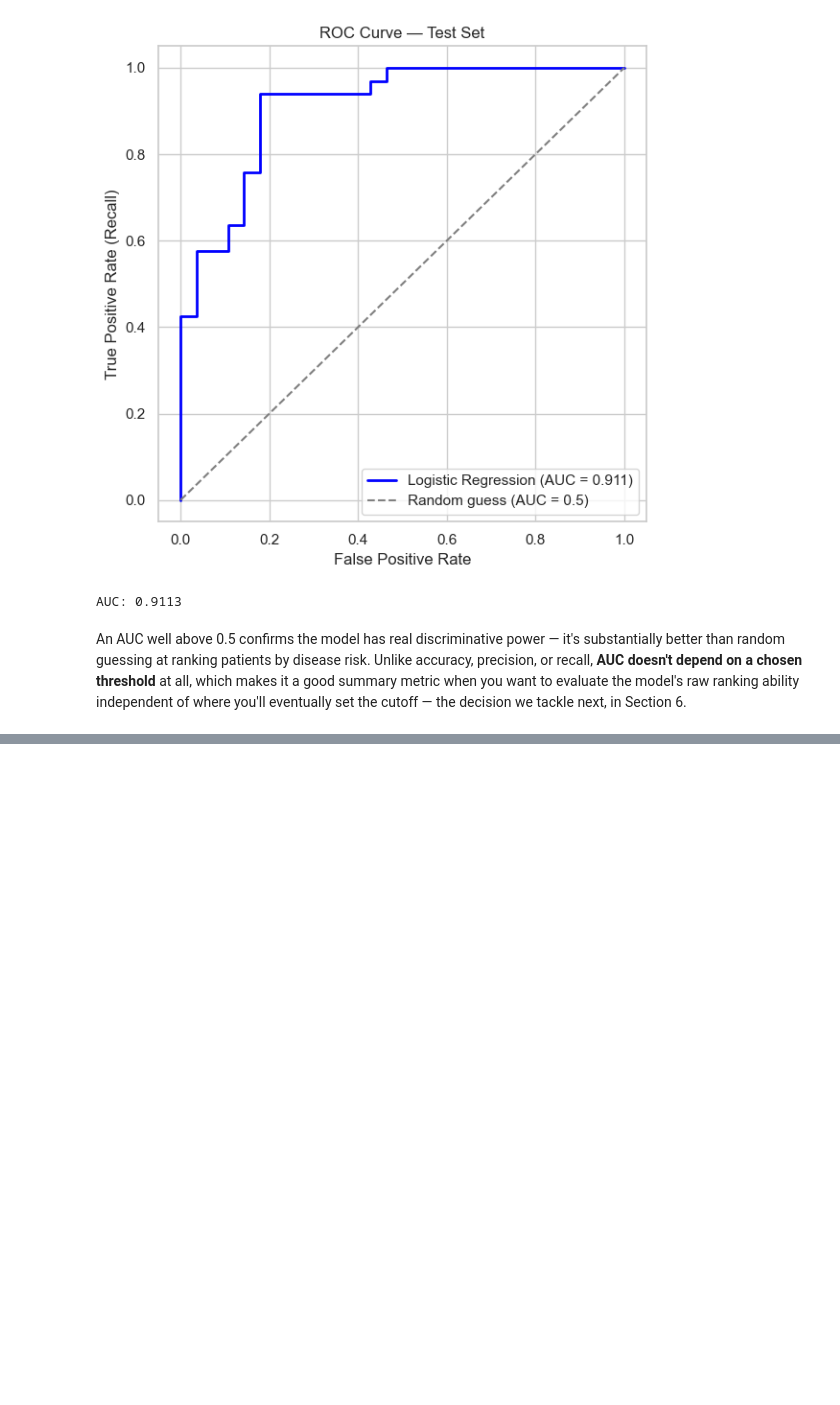
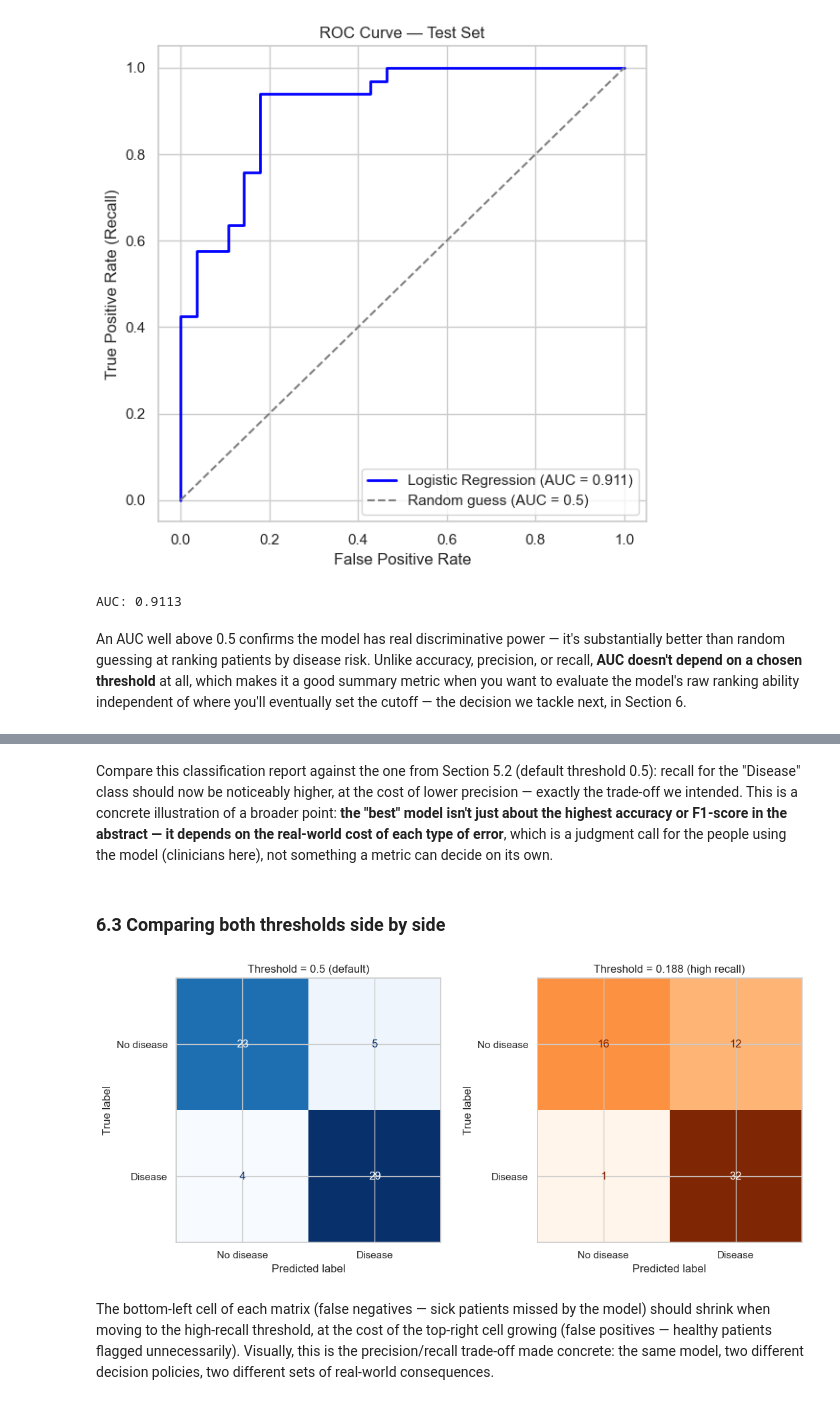
Before and after one commit to danielfdez-ds/ML-Notes-and-Projects, a Jupyter notebook: 02_Classification/02Classification.ipynb, the cells around one changed output, grey strips where cells are left out. Drawn from its saved outputs; the diff is of its cells as text; code cells hidden in the pictures; blank space fills up the shorter version.

```diff
--- a/02_Classification/02Classification.ipynb
+++ b/02_Classification/02Classification.ipynb
@@ -572,0 +602,19 @@ An AUC well above 0.5 confirms the model has real discriminative power — it's
+# %%
+target_recall = 0.95
+
+# Find thresholds that achieve at least the target recall, then pick the one with best precision among them
+valid = recalls[:-1] >= target_recall
+if valid.any():
+    best_idx = np.argmax(precisions[:-1][valid])  # best precision among valid thresholds
+    candidate_thresholds = pr_thresholds[valid]
+    candidate_precisions = precisions[:-1][valid]
+    chosen_threshold = candidate_thresholds[np.argmax(candidate_precisions)]
+else:
+    chosen_threshold = pr_thresholds[np.argmax(recalls[:-1])]
+
+print(f"Chosen threshold for recall >= {target_recall}: {chosen_threshold:.3f}")
+
+y_pred_high_recall = (y_proba_te >= chosen_threshold).astype(int)
+
+print()
+print(classification_report(y_multi_te, y_pred_high_recall, target_names=["No disease", "Disease"]))
@@ -572,0 +632,28 @@ An AUC well above 0.5 confirms the model has real discriminative power — it's
+# %% [markdown]
+Compare this classification report against the one from Section 5.2 (default threshold 0.5): recall for the "Disease" class should now be noticeably higher, at the cost of lower precision — exactly the trade-off we intended. This is a concrete illustration of a broader point: **the "best" model isn't just about the highest accuracy or F1-score in the abstract — it depends on the real-world cost of each type of error**, which is a judgment call for the people using the model (clinicians here), not something a metric can decide on its own.
+# %% [markdown]
+### 6.3 Comparing both thresholds side by side
+# %%
+y_pred_default = (y_proba_te >= 0.5).astype(int)
+
+cm_default = confusion_matrix(y_multi_te, y_pred_default)
+cm_high_recall = confusion_matrix(y_multi_te, y_pred_high_recall)
+
+fig, axes = plt.subplots(1, 2, figsize=(11, 5))
+
+ConfusionMatrixDisplay(cm_default, display_labels=["No disease", "Disease"]).plot(
+    ax=axes[0], cmap="Blues", colorbar=False
+)
+axes[0].set_title("Threshold = 0.5 (default)")
+
+ConfusionMatrixDisplay(cm_high_recall, display_labels=["No disease", "Disease"]).plot(
+    ax=axes[1], cmap="Oranges", colorbar=False
+)
+axes[1].set_title(f"Threshold = {chosen_threshold:.3f} (high recall)")
+
+plt.tight_layout()
+plt.show()
+# %% [output]
+[figure, added]
+# %% [markdown]
+The bottom-left cell of each matrix (false negatives — sick patients missed by the model) should shrink when moving to the high-recall threshold, at the cost of the top-right cell growing (false positives — healthy patients flagged unnecessarily). Visually, this is the precision/recall trade-off made concrete: the same model, two different decision policies, two different sets of real-world consequences.
```
Also changed, not shown: parts of 15 cells of this notebook.
